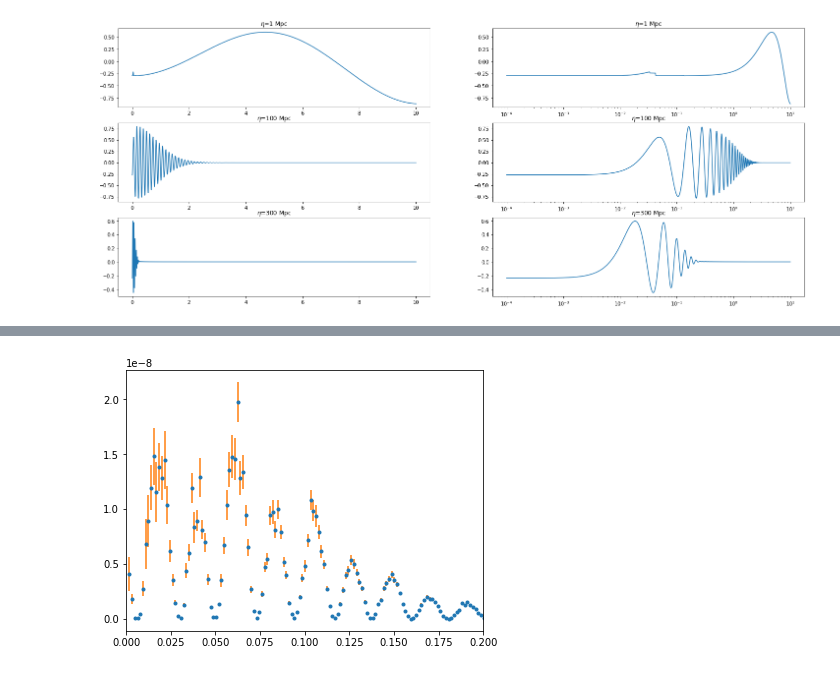
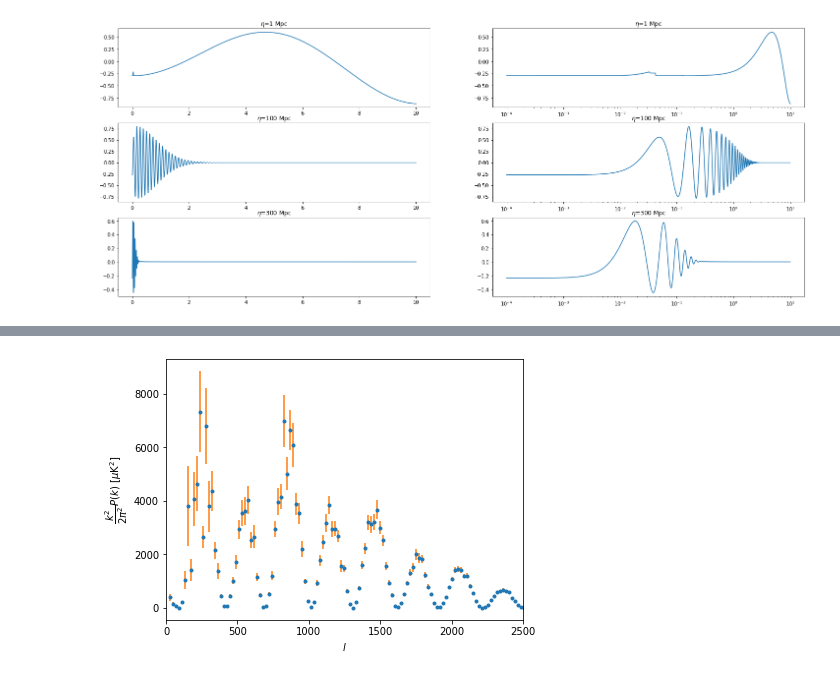
Before and after one commit to mfrobertson/cmbEvolution, a Jupyter notebook: fieldRealisation.ipynb, the cells around one changed output, grey strips where cells are left out. Cells and saved outputs as stored; diff of their text form; code cells hidden in the pictures.

```diff
--- a/fieldRealisation.ipynb
+++ b/fieldRealisation.ipynb
@@ -128,19 +128,16 @@ for eta in etas:
 # %%
 from powerspectrum import CalculatePS
 
 # Calculate power spectrum for the monopole field at given eta
 
 fr.calcField(eta=280)
 cps = CalculatePS(fr.realField, bins=1000)
 
-#cps.drawPS()    # Better to manually build plots
-
-plt.plot(cps.kBins, cps.ps, '.')
-plt.errorbar(cps.kBins, cps.ps, yerr=cps.psErrors, ls="None")
-plt.xlim(0,0.2)
+cps.drawPS(units=True)
+plt.xlim(0,2500)
 plt.show()
 # %% [output]
-[figure, old version]
+[figure, new version]
 # %%
 from IPython.display import HTML
 # Output from videobuilder of monopole evolution up to recombination
```
Also changed, not shown: parts of 8 cells of this notebook, 2 other files.
